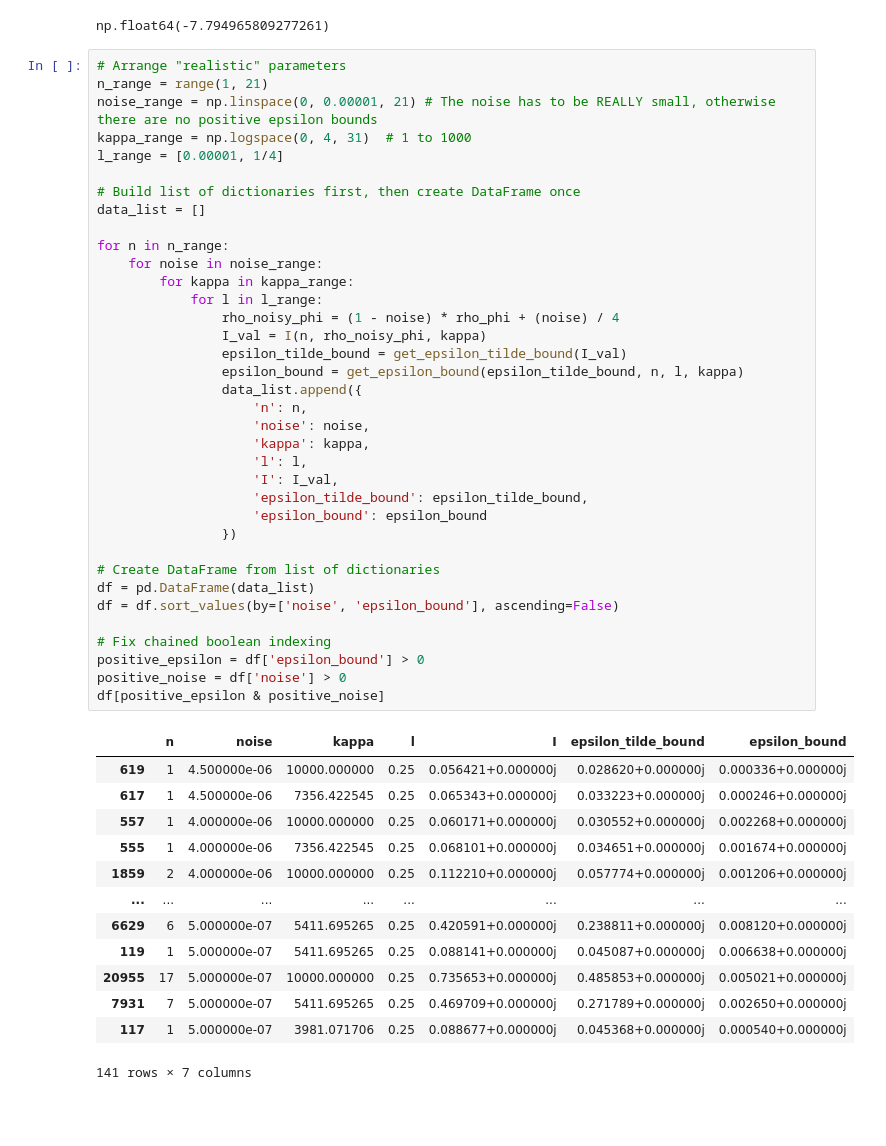
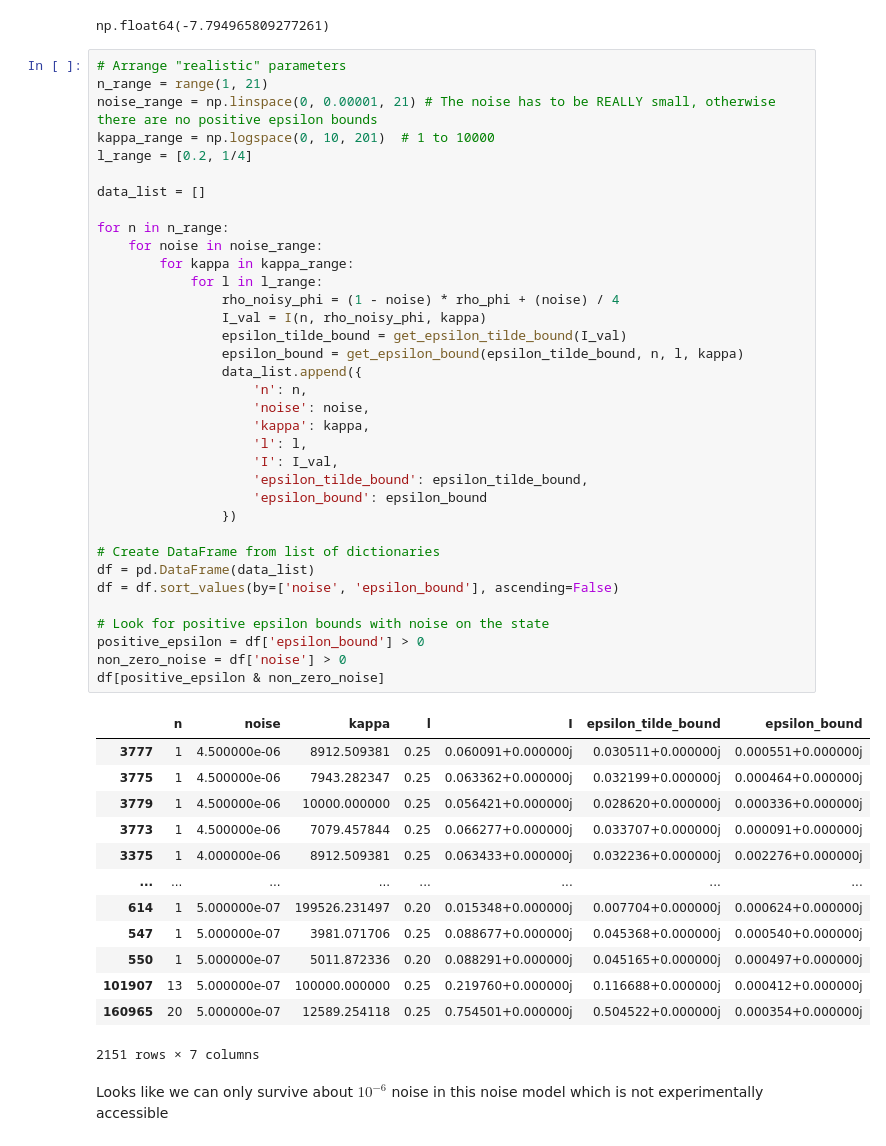
Before and after one commit to josephniblo/bell-non-locality, a Jupyter notebook: modelling.ipynb, the cells around one changed output. Saved outputs shown, nothing was run; the diff lists cells and outputs as text; blank space fills up the shorter version.

```diff
--- a/modelling.ipynb
+++ b/modelling.ipynb
@@ -194,49 +194,50 @@ np.float64(-7.794965809277261)
 # Arrange "realistic" parameters
 n_range = range(1, 21)
 noise_range = np.linspace(0, 0.00001, 21) # The noise has to be REALLY small, otherwise there are no positive epsilon bounds
-kappa_range = np.logspace(0, 4, 31)  # 1 to 1000
-l_range = [0.00001, 1/4]
+kappa_range = np.logspace(0, 10, 201)  # 1 to 10000
+l_range = [0.2, 1/4]
 
-# Build list of dictionaries first, then create DataFrame once
 data_list = []
 
 for n in n_range:
     for noise in noise_range:
         for kappa in kappa_range:
             for l in l_range:
                 rho_noisy_phi = (1 - noise) * rho_phi + (noise) / 4
                 I_val = I(n, rho_noisy_phi, kappa)
                 epsilon_tilde_bound = get_epsilon_tilde_bound(I_val)
                 epsilon_bound = get_epsilon_bound(epsilon_tilde_bound, n, l, kappa)
                 data_list.append({
                     'n': n,
                     'noise': noise,
                     'kappa': kappa,
                     'l': l,
                     'I': I_val,
                     'epsilon_tilde_bound': epsilon_tilde_bound,
                     'epsilon_bound': epsilon_bound
                 })
 
 # Create DataFrame from list of dictionaries
 df = pd.DataFrame(data_list)
 df = df.sort_values(by=['noise', 'epsilon_bound'], ascending=False)
 
-# Fix chained boolean indexing
+# Look for positive epsilon bounds with noise on the state
 positive_epsilon = df['epsilon_bound'] > 0
-positive_noise = df['noise'] > 0
-df[positive_epsilon & positive_noise]
+non_zero_noise = df['noise'] > 0
+df[positive_epsilon & non_zero_noise]
 # %% [output]
 |  | n | noise | kappa | l | I | epsilon_tilde_bound | epsilon_bound |
-| 619 | 1 | 4.500000e-06 | 10000.000000 | 0.25 | 0.056421+0.000000j | 0.028620+0.000000j | 0.000336+0.000000j |
-| 617 | 1 | 4.500000e-06 | 7356.422545 | 0.25 | 0.065343+0.000000j | 0.033223+0.000000j | 0.000246+0.000000j |
-| 557 | 1 | 4.000000e-06 | 10000.000000 | 0.25 | 0.060171+0.000000j | 0.030552+0.000000j | 0.002268+0.000000j |
-| 555 | 1 | 4.000000e-06 | 7356.422545 | 0.25 | 0.068101+0.000000j | 0.034651+0.000000j | 0.001674+0.000000j |
-| 1859 | 2 | 4.000000e-06 | 10000.000000 | 0.25 | 0.112210+0.000000j | 0.057774+0.000000j | 0.001206+0.000000j |
+| 3777 | 1 | 4.500000e-06 | 8912.509381 | 0.25 | 0.060091+0.000000j | 0.030511+0.000000j | 0.000551+0.000000j |
+| 3775 | 1 | 4.500000e-06 | 7943.282347 | 0.25 | 0.063362+0.000000j | 0.032199+0.000000j | 0.000464+0.000000j |
+| 3779 | 1 | 4.500000e-06 | 10000.000000 | 0.25 | 0.056421+0.000000j | 0.028620+0.000000j | 0.000336+0.000000j |
+| 3773 | 1 | 4.500000e-06 | 7079.457844 | 0.25 | 0.066277+0.000000j | 0.033707+0.000000j | 0.000091+0.000000j |
+| 3375 | 1 | 4.000000e-06 | 8912.509381 | 0.25 | 0.063433+0.000000j | 0.032236+0.000000j | 0.002276+0.000000j |
 | ... | ... | ... | ... | ... | ... | ... | ... |
-| 6629 | 6 | 5.000000e-07 | 5411.695265 | 0.25 | 0.420591+0.000000j | 0.238811+0.000000j | 0.008120+0.000000j |
-| 119 | 1 | 5.000000e-07 | 5411.695265 | 0.25 | 0.088141+0.000000j | 0.045087+0.000000j | 0.006638+0.000000j |
-| 20955 | 17 | 5.000000e-07 | 10000.000000 | 0.25 | 0.735653+0.000000j | 0.485853+0.000000j | 0.005021+0.000000j |
-| 7931 | 7 | 5.000000e-07 | 5411.695265 | 0.25 | 0.469709+0.000000j | 0.271789+0.000000j | 0.002650+0.000000j |
-| 117 | 1 | 5.000000e-07 | 3981.071706 | 0.25 | 0.088677+0.000000j | 0.045368+0.000000j | 0.000540+0.000000j |
+| 614 | 1 | 5.000000e-07 | 199526.231497 | 0.20 | 0.015348+0.000000j | 0.007704+0.000000j | 0.000624+0.000000j |
+| 547 | 1 | 5.000000e-07 | 3981.071706 | 0.25 | 0.088677+0.000000j | 0.045368+0.000000j | 0.000540+0.000000j |
+| 550 | 1 | 5.000000e-07 | 5011.872336 | 0.20 | 0.088291+0.000000j | 0.045165+0.000000j | 0.000497+0.000000j |
+| 101907 | 13 | 5.000000e-07 | 100000.000000 | 0.25 | 0.219760+0.000000j | 0.116688+0.000000j | 0.000412+0.000000j |
+| 160965 | 20 | 5.000000e-07 | 12589.254118 | 0.25 | 0.754501+0.000000j | 0.504522+0.000000j | 0.000354+0.000000j |
-141 rows × 7 columns
+2151 rows × 7 columns
+# %% [markdown]
+Looks like we can only survive about $10^{-6}$ noise in this noise model which is not experimentally accessible
```
Also changed, not shown: parts of 1 cell of this notebook.
